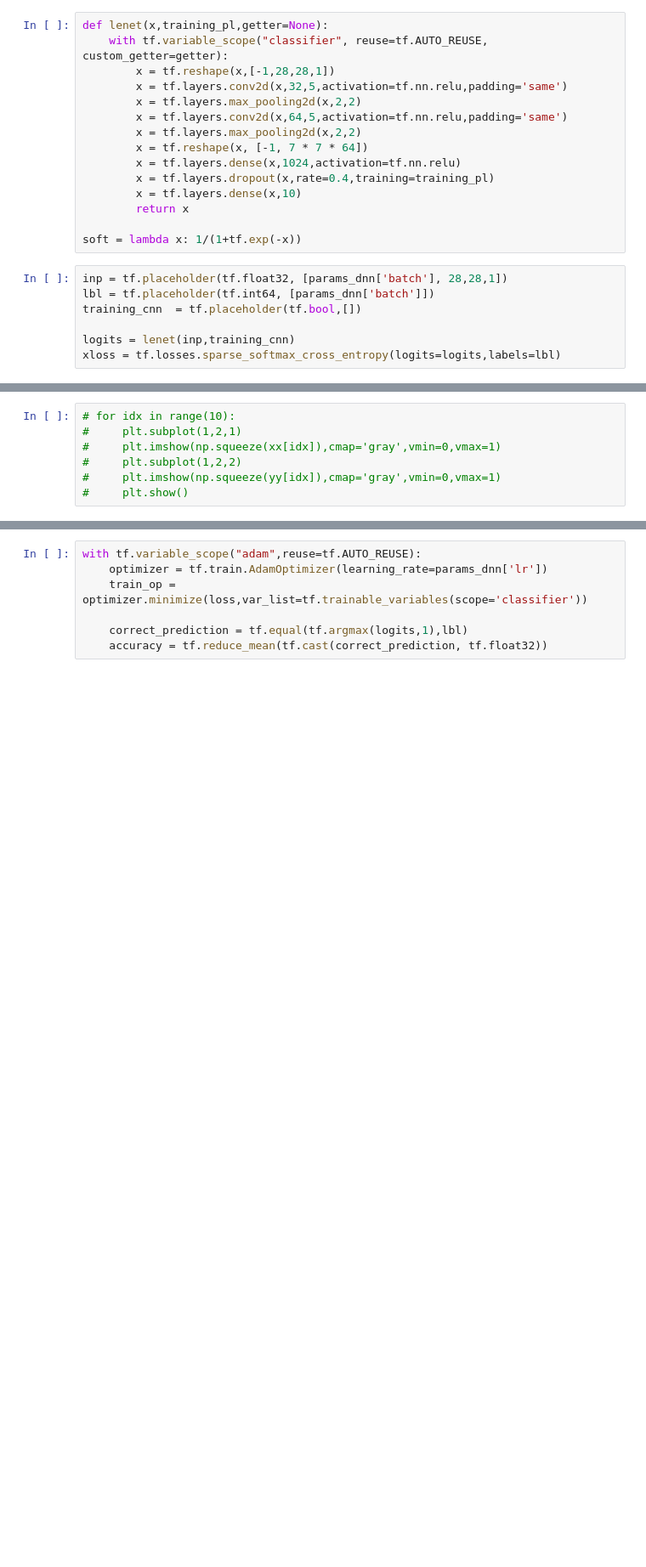
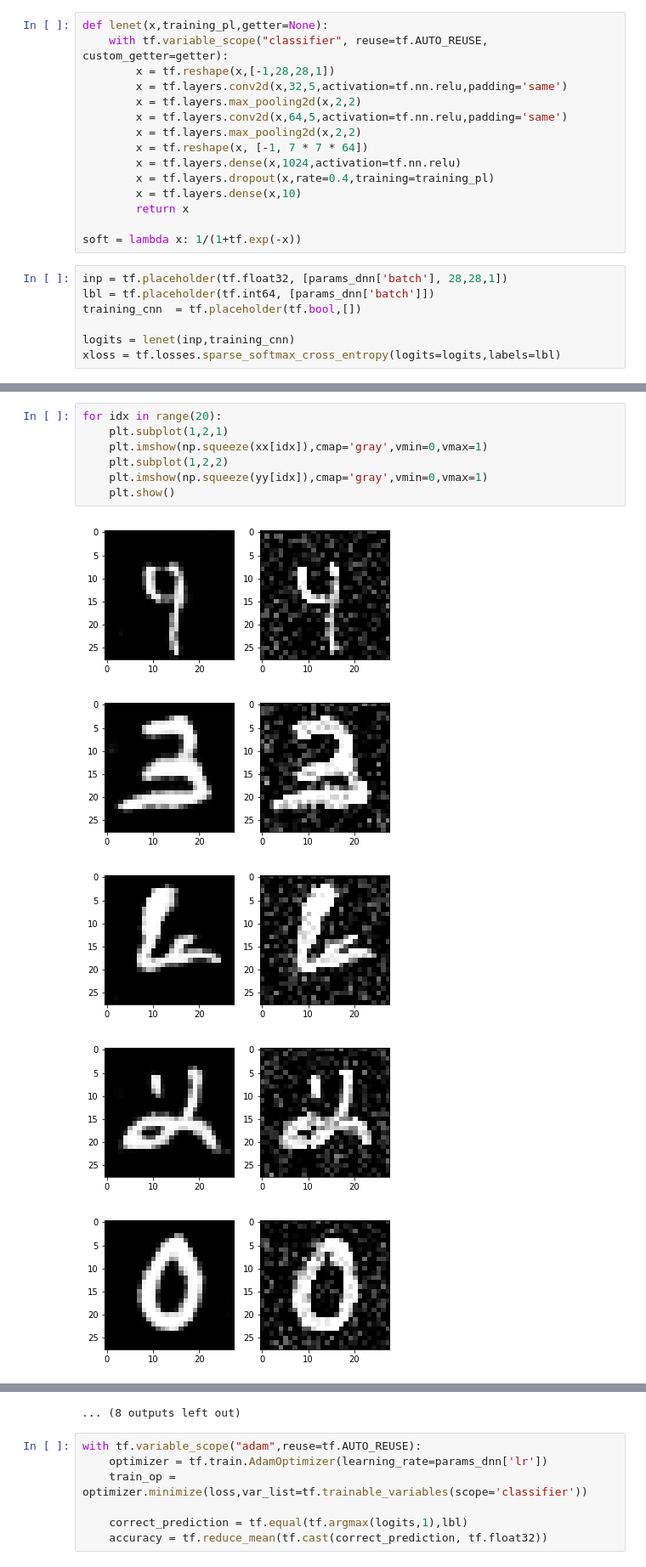
Before and after one commit to bruno-31/toy_ssl, a Jupyter notebook: mnist_experiments-reference.ipynb, the cells around one changed output, grey strips where cells are left out. Shown at 85% size. Cells and saved outputs as stored; diff of their text form; blank space fills up the shorter version.

```diff
--- a/mnist_experiments-reference.ipynb
+++ b/mnist_experiments-reference.ipynb
@@ -260,7 +263,13 @@ loss = xloss
 # %%
-# for idx in range(10):
-#     plt.subplot(1,2,1)
-#     plt.imshow(np.squeeze(xx[idx]),cmap='gray',vmin=0,vmax=1)
-#     plt.subplot(1,2,2)
-#     plt.imshow(np.squeeze(yy[idx]),cmap='gray',vmin=0,vmax=1)
-#     plt.show()
+for idx in range(20):
+    plt.subplot(1,2,1)
+    plt.imshow(np.squeeze(xx[idx]),cmap='gray',vmin=0,vmax=1)
+    plt.subplot(1,2,2)
+    plt.imshow(np.squeeze(yy[idx]),cmap='gray',vmin=0,vmax=1)
+    plt.show()
+# %% [output]
+[figure, added]
+[figure, added]
+[figure, added]
+[figure, added]
+[figure, added]
@@ -267,3 +283,4 @@ loss = xloss
+... (8 outputs left out)
 # %%
 with tf.variable_scope("adam",reuse=tf.AUTO_REUSE):
     optimizer = tf.train.AdamOptimizer(learning_rate=params_dnn['lr'])
```
Also changed, not shown: parts of 12 cells of this notebook.
